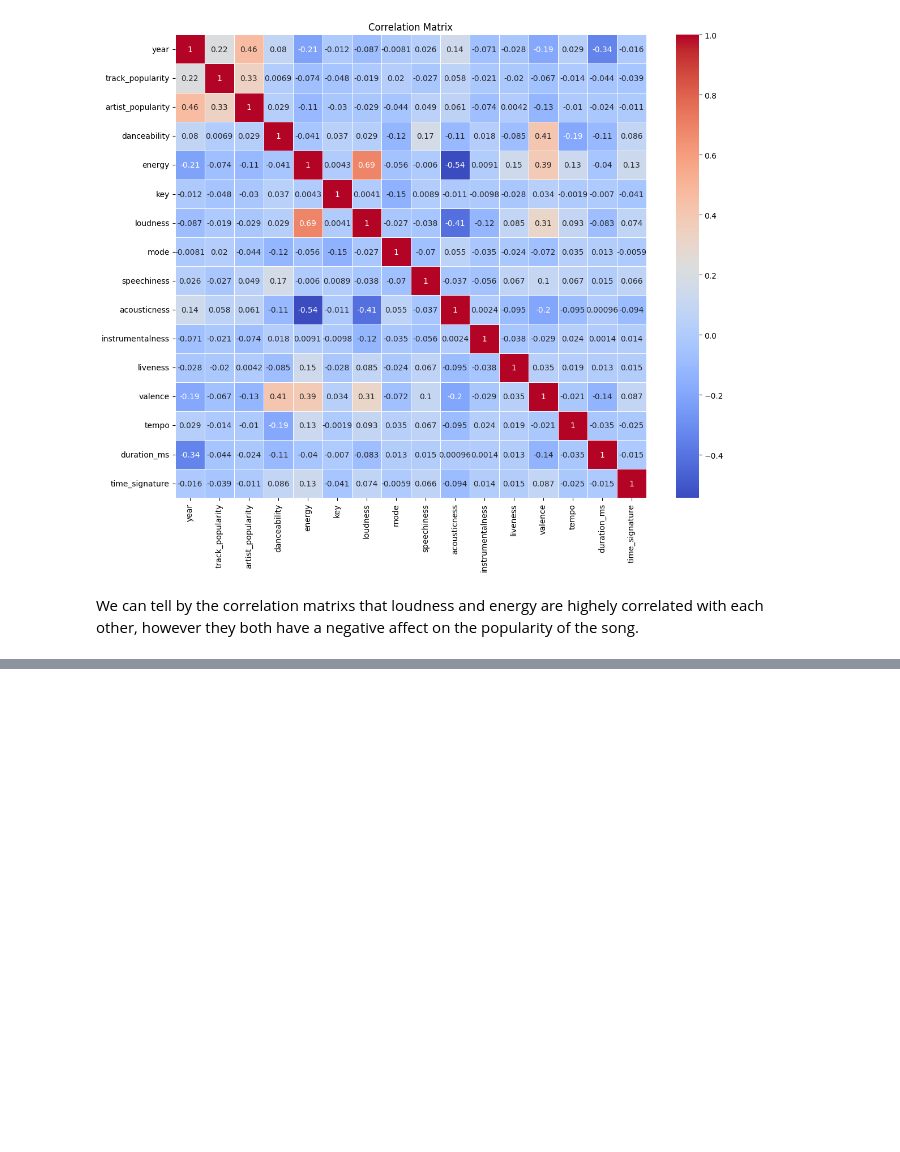
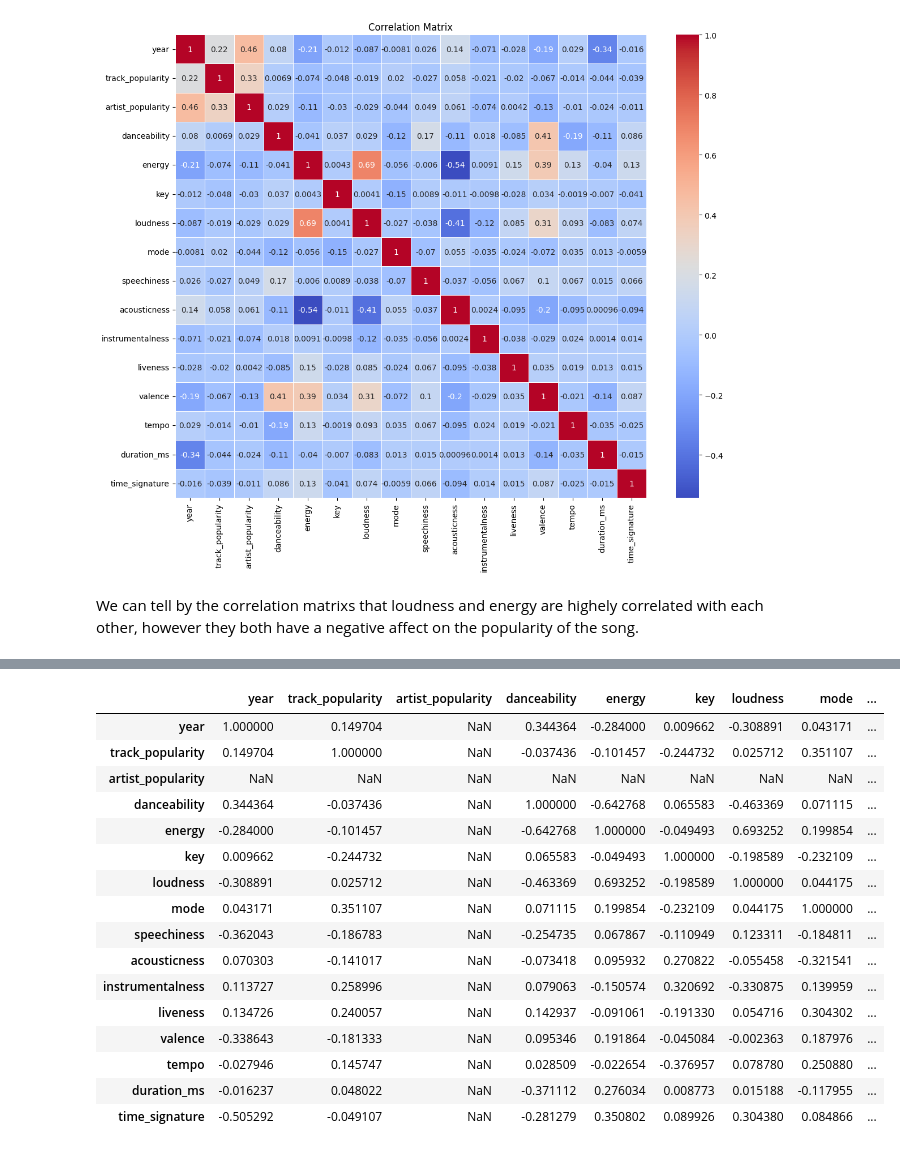
Before and after one commit to Topusaha/spotify-hit-predictor, a Jupyter notebook: EDA.ipynb, the cells around one changed output, grey strips where cells are left out. Cells and saved outputs as stored; diff of their text form; code cells hidden in the pictures; blank space fills up the shorter version.

```diff
--- a/EDA.ipynb
+++ b/EDA.ipynb
@@ -181,0 +234,20 @@ We can tell by the correlation matrixs that loudness and energy are highely corr
+# %%
+drake_df.corr()
+# %% [output]
+|  | year | track_popularity | artist_popularity | danceability | energy | key | loudness | mode | ... |
+| year | 1.000000 | 0.149704 | NaN | 0.344364 | -0.284000 | 0.009662 | -0.308891 | 0.043171 | ... |
+| track_popularity | 0.149704 | 1.000000 | NaN | -0.037436 | -0.101457 | -0.244732 | 0.025712 | 0.351107 | ... |
+| artist_popularity | NaN | NaN | NaN | NaN | NaN | NaN | NaN | NaN | ... |
+| danceability | 0.344364 | -0.037436 | NaN | 1.000000 | -0.642768 | 0.065583 | -0.463369 | 0.071115 | ... |
+| energy | -0.284000 | -0.101457 | NaN | -0.642768 | 1.000000 | -0.049493 | 0.693252 | 0.199854 | ... |
+| key | 0.009662 | -0.244732 | NaN | 0.065583 | -0.049493 | 1.000000 | -0.198589 | -0.232109 | ... |
+| loudness | -0.308891 | 0.025712 | NaN | -0.463369 | 0.693252 | -0.198589 | 1.000000 | 0.044175 | ... |
+| mode | 0.043171 | 0.351107 | NaN | 0.071115 | 0.199854 | -0.232109 | 0.044175 | 1.000000 | ... |
+| speechiness | -0.362043 | -0.186783 | NaN | -0.254735 | 0.067867 | -0.110949 | 0.123311 | -0.184811 | ... |
+| acousticness | 0.070303 | -0.141017 | NaN | -0.073418 | 0.095932 | 0.270822 | -0.055458 | -0.321541 | ... |
+| instrumentalness | 0.113727 | 0.258996 | NaN | 0.079063 | -0.150574 | 0.320692 | -0.330875 | 0.139959 | ... |
+| liveness | 0.134726 | 0.240057 | NaN | 0.142937 | -0.091061 | -0.191330 | 0.054716 | 0.304302 | ... |
+| valence | -0.338643 | -0.181333 | NaN | 0.095346 | 0.191864 | -0.045084 | -0.002363 | 0.187976 | ... |
+| tempo | -0.027946 | 0.145747 | NaN | 0.028509 | -0.022654 | -0.376957 | 0.078780 | 0.250880 | ... |
+| duration_ms | -0.016237 | 0.048022 | NaN | -0.371112 | 0.276034 | 0.008773 | 0.015188 | -0.117955 | ... |
+| time_signature | -0.505292 | -0.049107 | NaN | -0.281279 | 0.350802 | 0.089926 | 0.304380 | 0.084866 | ... |
```
Also changed, not shown: parts of 9 cells of this notebook, 2 other files.
